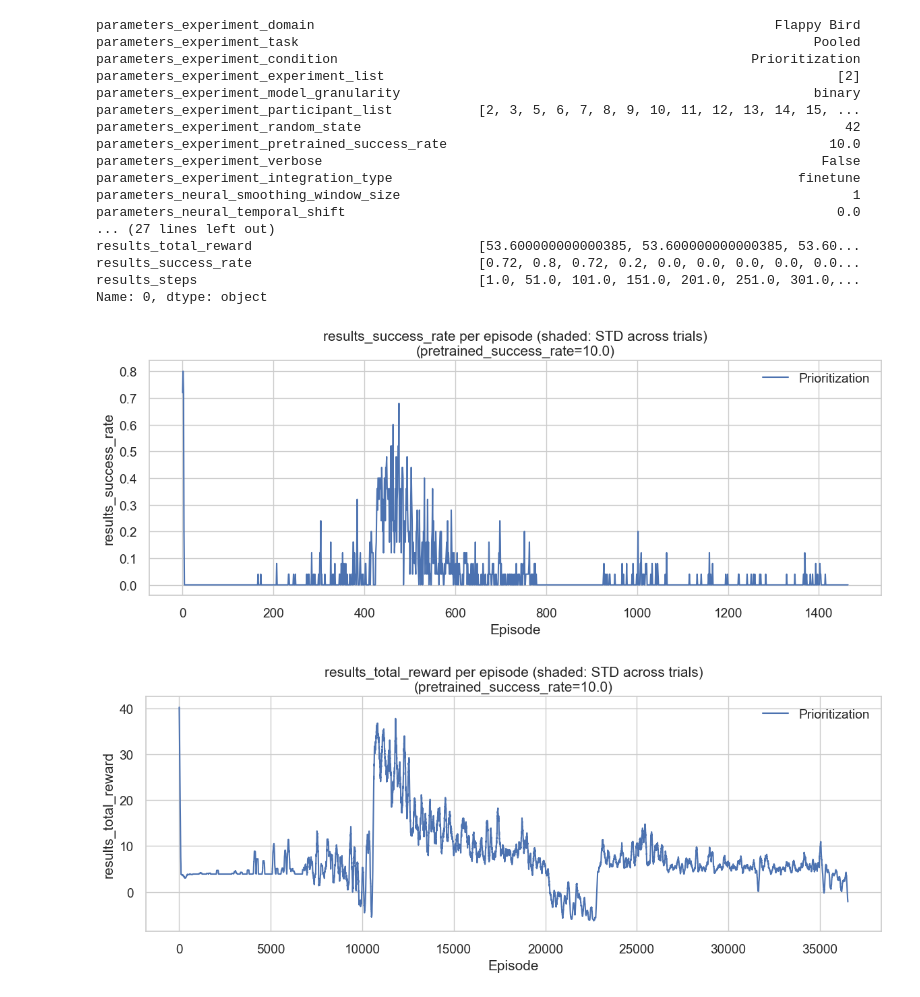
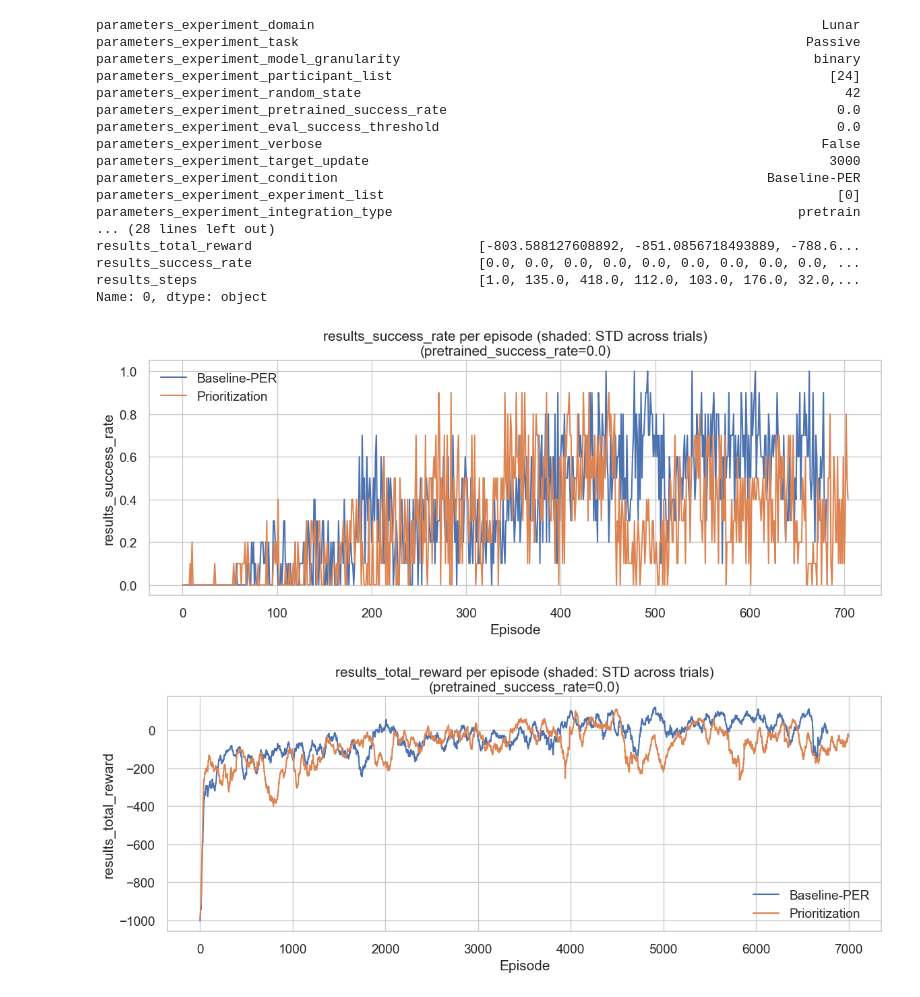
Before and after one commit to your-profile/OfflineNeuroloop, a Jupyter notebook: src/results/visualization_conditions.ipynb, the cells around one changed output. Cells and saved outputs as stored; diff of their text form; code cells hidden in the pictures.

```diff
--- a/src/results/visualization_conditions.ipynb
+++ b/src/results/visualization_conditions.ipynb
@@ -17,12 +17,12 @@ import seaborn as sns
 sns.set('notebook', font_scale=1.25, style='whitegrid')
 # %%
 DATA_PATH = '.'
-visualization_file_name = 'trial_results_checkpoints_PER.csv'
+visualization_file_name = 'trial_00001_pretraining.csv'
 # %%
 if not os.path.exists(os.path.join(DATA_PATH, visualization_file_name)):
     try:
         DATA_PATH = os.path.join(os.environ.get("HOME", ""),
-                    '/Users/juliasantaniello/Desktop/OfflineNeuroloop/src/results/')
+                    '/Users/juliasantaniello/Desktop/OfflineNeuroloop/src/results/runs/')
         assert os.path.exists(os.path.join(DATA_PATH, visualization_file_name))
     except AssertionError:
         print("Please store path to results csv in DATA_PATH")
@@ -116,22 +116,22 @@ condition_results = get_result_groups(results, GROUPBY_FIELD, model_noise=MODEL_
 # %%
 results.iloc[0]
 # %% [output]
-parameters_experiment_domain                                                           Flappy Bird
-parameters_experiment_task                                                                  Pooled
-parameters_experiment_condition                                                     Prioritization
-parameters_experiment_experiment_list                                                          [2]
+parameters_experiment_domain                                                                 Lunar
+parameters_experiment_task                                                                 Passive
 parameters_experiment_model_granularity                                                     binary
-parameters_experiment_participant_list           [2, 3, 5, 6, 7, 8, 9, 10, 11, 12, 13, 14, 15, ...
+parameters_experiment_participant_list                                                        [24]
 parameters_experiment_random_state                                                              42
-parameters_experiment_pretrained_success_rate                                                 10.0
+parameters_experiment_pretrained_success_rate                                                  0.0
+parameters_experiment_eval_success_threshold                                                   0.0
 parameters_experiment_verbose                                                                False
-parameters_experiment_integration_type                                                    finetune
-parameters_neural_smoothing_window_size                                                          1
-parameters_neural_temporal_shift                                                               0.0
-... (27 lines left out)
-results_total_reward                             [53.600000000000385, 53.600000000000385, 53.60...
-results_success_rate                             [0.72, 0.8, 0.72, 0.2, 0.0, 0.0, 0.0, 0.0, 0.0...
-results_steps                                    [1.0, 51.0, 101.0, 151.0, 201.0, 251.0, 301.0,...
+parameters_experiment_target_update                                                           3000
+parameters_experiment_condition                                                       Baseline-PER
+parameters_experiment_experiment_list                                                          [0]
+parameters_experiment_integration_type                                                    pretrain
+... (28 lines left out)
+results_total_reward                             [-803.588127608892, -851.0856718493889, -788.6...
+results_success_rate                             [0.0, 0.0, 0.0, 0.0, 0.0, 0.0, 0.0, 0.0, 0.0, ...
+results_steps                                    [1.0, 135.0, 418.0, 112.0, 103.0, 176.0, 32.0,...
 Name: 0, dtype: object
 # %%
 import matplotlib.pyplot as plt
@@ -217,16 +217,16 @@ plot_conditions_by_pretrained(
     temporal_shift=TEMPORAL_SHIFT
 )
 # %% [output]
-[figure, old version]
+[figure, new version]
 # %%
 plot_conditions_by_pretrained(
     results,
     condition_field='parameters_experiment_condition',
     pretrained_field='parameters_experiment_pretrained_success_rate',
     metric='results_total_reward',
-    window_size=100,
+    window_size=50,
     model_noise=MODEL_NOISE,
     temporal_shift=TEMPORAL_SHIFT
 )
 # %% [output]
-[figure, old version]
+[figure, new version]
```
Also changed, not shown: parts of 1 cell of this notebook, 17 other files.
